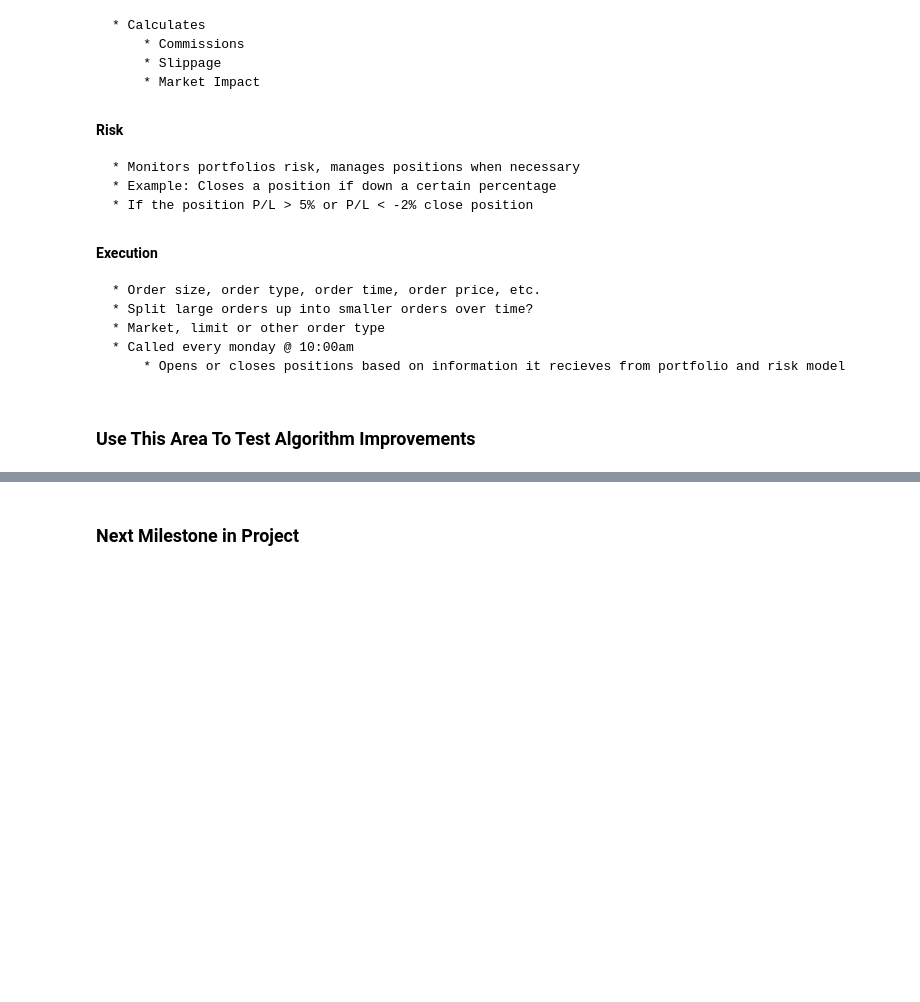
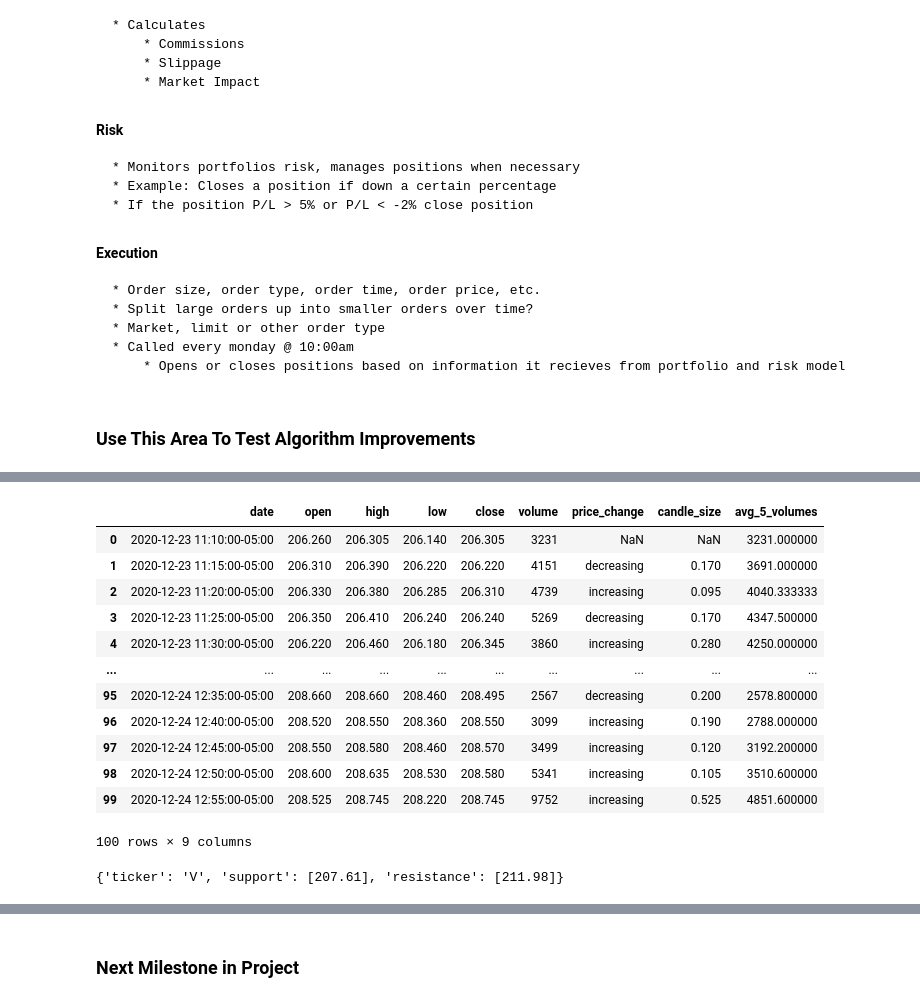
Before and after one commit to loganbonsignore/Stock-Trading-Robot, a Jupyter notebook: Momentum Robot/algo.ipynb, the cells around one changed output, grey strips where cells are left out. Saved outputs shown, nothing was run; the diff lists cells and outputs as text; code cells hidden in the pictures; blank space fills up the shorter version.

Commit message:
add evaluate stock functionality

```diff
--- a/Momentum Robot/algo.ipynb
+++ b/Momentum Robot/algo.ipynb
@@ -128,7 +131,8 @@ def find_most_liquid_stocks(periods=10, num_returned=10, bar_frequency="1D"):
         Arguements:
             periods -> Number of prior days to use in avg volume calculation
                  -> High Volatility: Look back further, Low Volatility: Look back less
-            N -> Number of ticker symbols to return
+            num_returned -> Number of ticker symbols to return
+            bar_frequency -> The amount of time that is included in each period (AKA: bar, row)
 
         Returns:
             List of the most liquid ticker symbols that meet below criteria:
@@ -154,7 +158,7 @@ def find_most_liquid_stocks(periods=10, num_returned=10, bar_frequency="1D"):
         count+=1
         # Alpaca API limit is 200 calls per minute
         if count == 180:
-            time.sleep(60)
+            time.sleep(45)
     # Sort the dictionary, and return the N most liquid stocks
     return [(ticker) for ticker, volume in sorted(stock_volumes.items(), key=lambda item: item[1])][-num_returned:]
 # %% [markdown]
@@ -390,13 +494,13 @@ def sell_stock(symbol='SPY',qty=1,type='market',time_in_force='gtc'):
 ### Use This Area To Test Algorithm Improvements
 # %%
 # Finding the most liquid stocks that fit our criteria
-stocks_to_trade_long = find_most_liquid_stocks(periods=10, num_returned=100, bar_frequency="1D")
+stocks_to_trade_long = find_most_liquid_stocks(periods=10, num_returned=100, bar_frequency="5Min")
 
 # Calculating key levels of stocks to evaluate which stocks to trade
-key_levels = get_key_levels(stocks_to_trade_long, lookback_periods=100, bar_frequency='1D')
+key_levels = get_key_levels(stocks_to_trade_long, lookback_periods=21, bar_frequency='1D')
 
 # Filter out all stocks without calculated support or resistance levels
 stocks_to_trade = [stock for stock in key_levels if stock["support"] and stock["resistance"]]
 
 # Find stocks currently near a key level
-stocks_at_support, stocks_at_resistance = find_stocks_at_key_level(stocks_to_trade, proximity_threshold_percent=1)
+stocks_at_support, stocks_at_resistance = find_stocks_at_key_levels(stocks_to_trade, proximity_threshold_percent=2)
@@ -422,0 +553,21 @@ len(stocks_at_resistance)
+# %%
+ticker = "V"
+append_trade_indicators(stocks_at_support[-2]["support"])
+# %% [output]
+|  | date | open | high | low | close | volume | price_change | candle_size | avg_5_volumes |
+| 0 | 2020-12-23 11:10:00-05:00 | 206.260 | 206.305 | 206.140 | 206.305 | 3231 | NaN | NaN | 3231.000000 |
+| 1 | 2020-12-23 11:15:00-05:00 | 206.310 | 206.390 | 206.220 | 206.220 | 4151 | decreasing | 0.170 | 3691.000000 |
+| 2 | 2020-12-23 11:20:00-05:00 | 206.330 | 206.380 | 206.285 | 206.310 | 4739 | increasing | 0.095 | 4040.333333 |
+| 3 | 2020-12-23 11:25:00-05:00 | 206.350 | 206.410 | 206.240 | 206.240 | 5269 | decreasing | 0.170 | 4347.500000 |
+| 4 | 2020-12-23 11:30:00-05:00 | 206.220 | 206.460 | 206.180 | 206.345 | 3860 | increasing | 0.280 | 4250.000000 |
+| ... | ... | ... | ... | ... | ... | ... | ... | ... | ... |
+| 95 | 2020-12-24 12:35:00-05:00 | 208.660 | 208.660 | 208.460 | 208.495 | 2567 | decreasing | 0.200 | 2578.800000 |
+| 96 | 2020-12-24 12:40:00-05:00 | 208.520 | 208.550 | 208.360 | 208.550 | 3099 | increasing | 0.190 | 2788.000000 |
+| 97 | 2020-12-24 12:45:00-05:00 | 208.550 | 208.580 | 208.460 | 208.570 | 3499 | increasing | 0.120 | 3192.200000 |
+| 98 | 2020-12-24 12:50:00-05:00 | 208.600 | 208.635 | 208.530 | 208.580 | 5341 | increasing | 0.105 | 3510.600000 |
+| 99 | 2020-12-24 12:55:00-05:00 | 208.525 | 208.745 | 208.220 | 208.745 | 9752 | increasing | 0.525 | 4851.600000 |
+100 rows × 9 columns
+# %%
+stocks_at_support[-2]
+# %% [output]
+{'ticker': 'V', 'support': [207.61], 'resistance': [211.98]}
```
Also changed, not shown: parts of 12 cells of this notebook.
